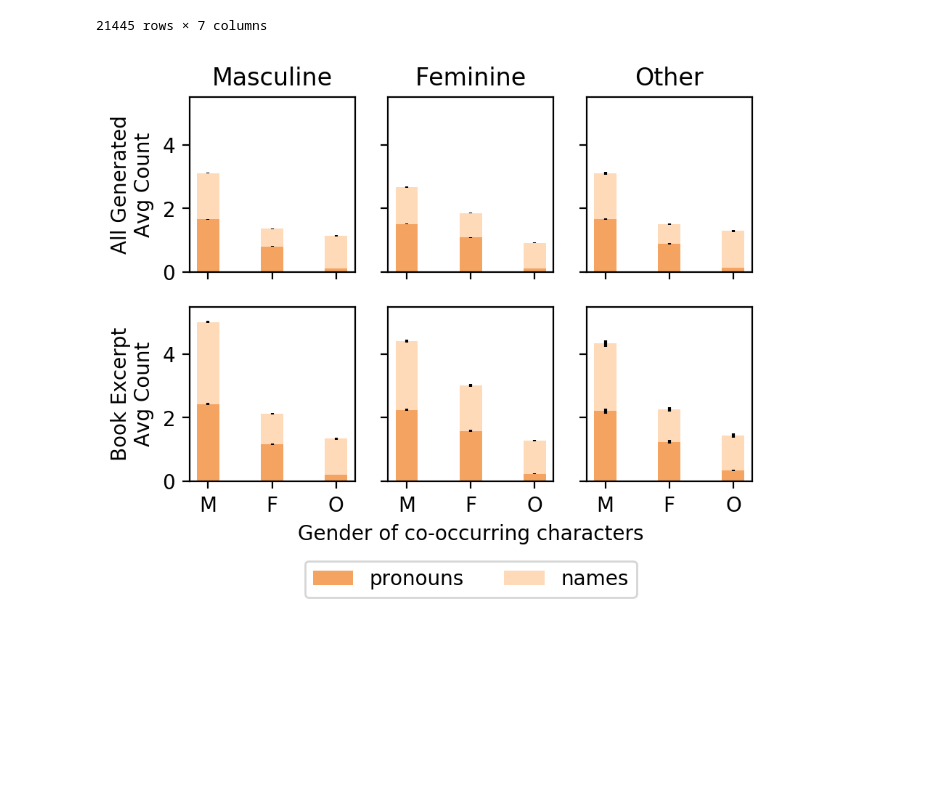
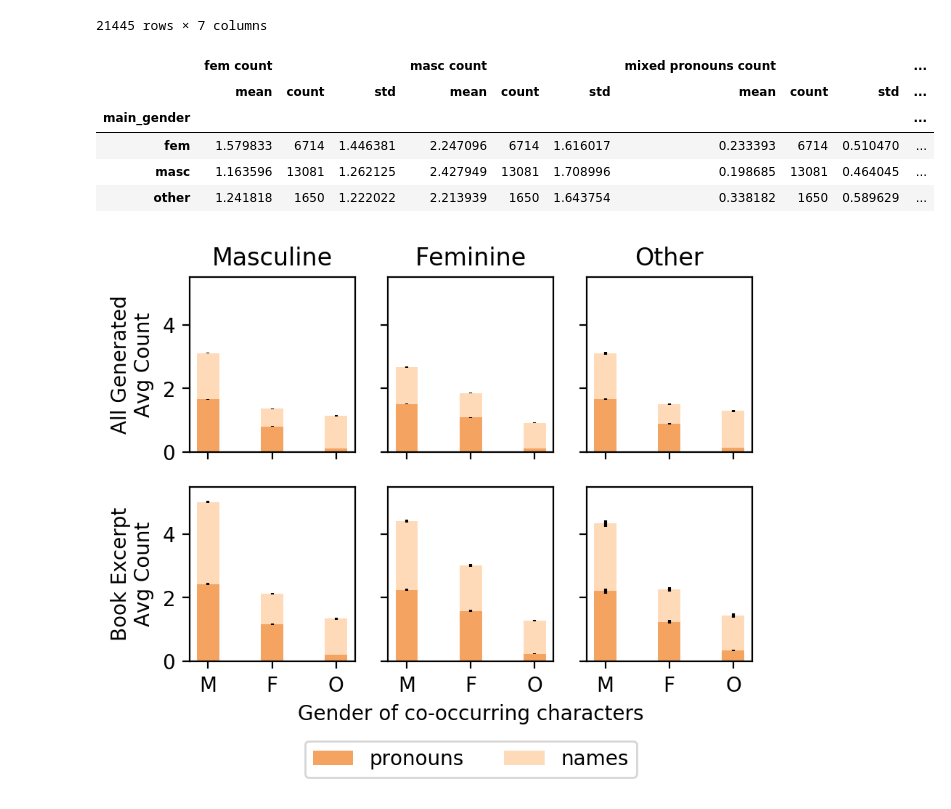
Before and after one commit to lucy3/gpt3_gender, a Jupyter notebook: code/character_viz.ipynb, the cells around one changed output. Cells and saved outputs as stored; diff of their text form; code cells hidden in the pictures; blank space fills up the shorter version.

```diff
--- a/code/character_viz.ipynb
+++ b/code/character_viz.ipynb
@@ -149,6 +149,15 @@ orig_df
 | 21443 | fem | 1 | 2 | 1 | 0 | 3 | ... |
 | 21444 | fem | 2 | 4 | 0 | 0 | 0 | ... |
 21445 rows × 7 columns
+# %%
+orig_stats
+# %% [output]
+|  | fem count |  |  | masc count |  |  | mixed pronouns count |  |  | ... |
+|  | mean | count | std | mean | count | std | mean | count | std | ... |
+| main_gender |  |  |  |  |  |  |  |  |  | ... |
+| fem | 1.579833 | 6714 | 1.446381 | 2.247096 | 6714 | 1.616017 | 0.233393 | 6714 | 0.510470 | ... |
+| masc | 1.163596 | 13081 | 1.262125 | 2.427949 | 13081 | 1.708996 | 0.198685 | 13081 | 0.464045 | ... |
+| other | 1.241818 | 1650 | 1.222022 | 2.213939 | 1650 | 1.643754 | 0.338182 | 1650 | 0.589629 | ... |
 # %%
 def get_values(gender, stats):
     '''
```
Also changed, not shown: 2 other files.
